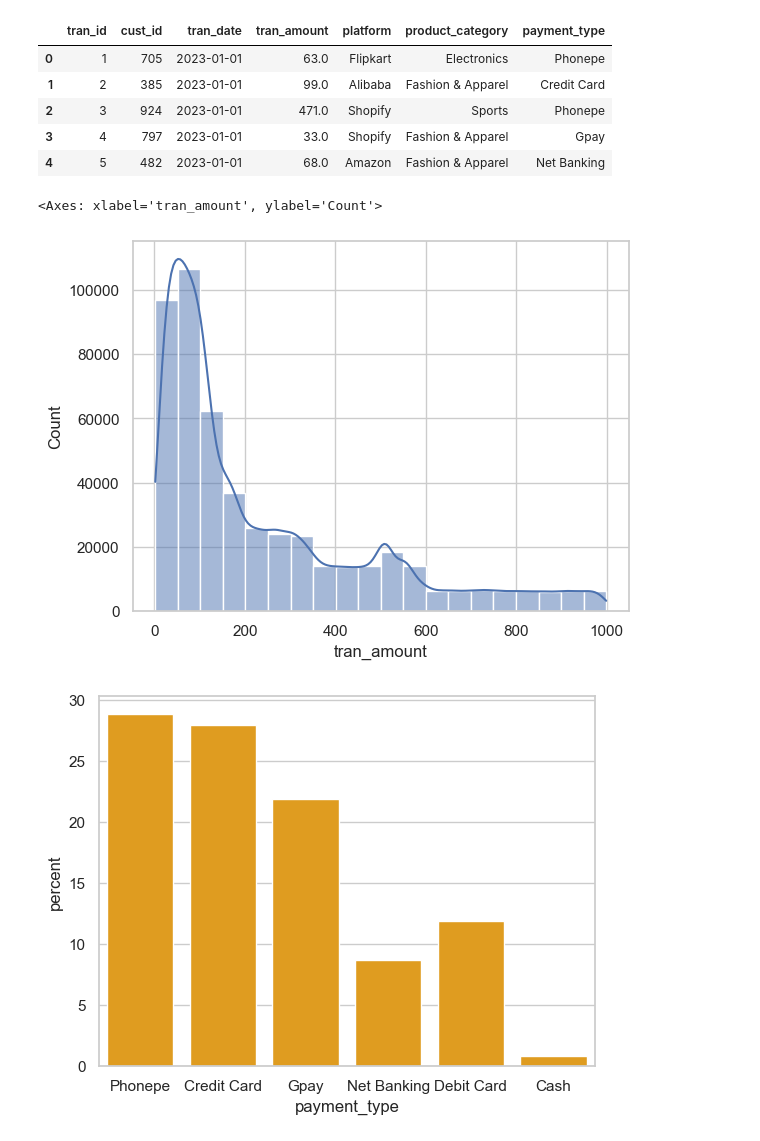
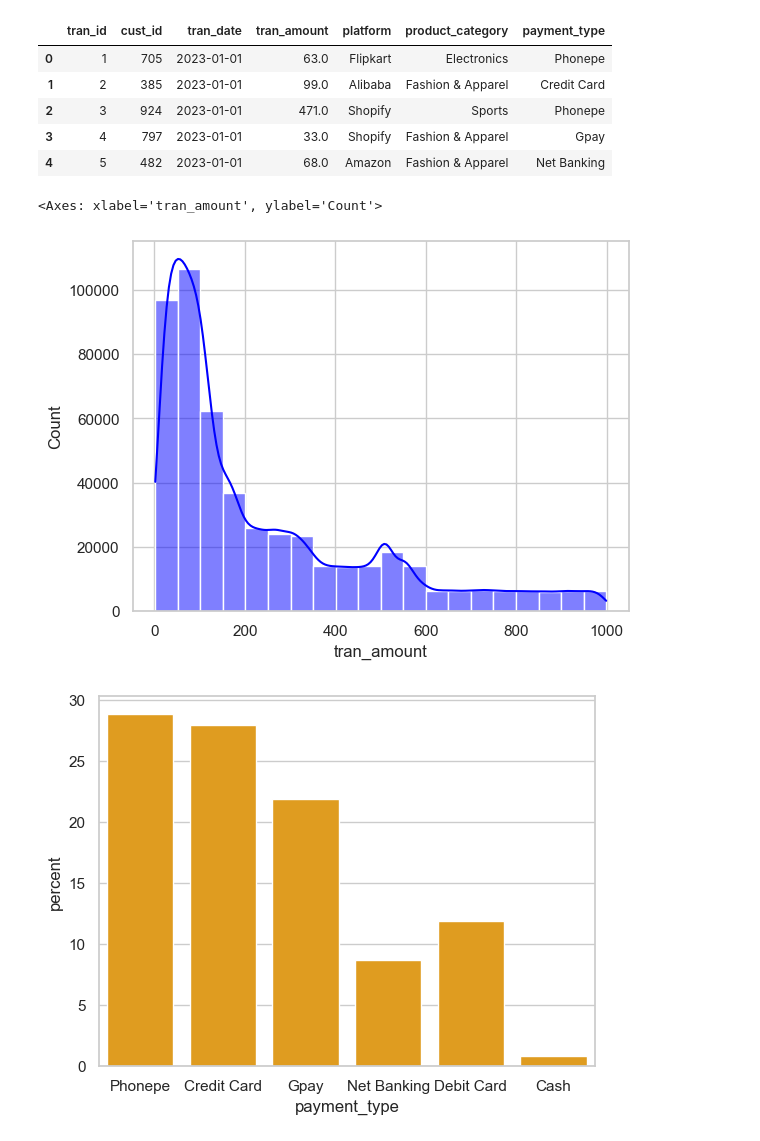
Before and after one commit to GKPSingh/Practice, a Jupyter notebook: Banking Project/Banking_Project.ipynb, the cells around one changed output. Cells and saved outputs as stored; diff of their text form; code cells hidden in the pictures.

```diff
--- a/Banking Project/Banking_Project.ipynb
+++ b/Banking Project/Banking_Project.ipynb
@@ -1161,10 +1162,10 @@ df_trans.head()
 | 4 | 5 | 482 | 2023-01-01 | 68.0 | Amazon | Fashion & Apparel | Net Banking |
 # %%
 # plotting the histogra for tran_amount
-sns.histplot(df_trans.tran_amount, kde=True, bins=20)
+sns.histplot(df_trans.tran_amount, kde=True, bins=20, color = 'blue' )
 # %% [output]
 <Axes: xlabel='tran_amount', ylabel='Count'>
-[figure, old version]
+[figure, new version]
 # %%
 # Count plot for calculating the percentage of payment_type used
 sns.countplot(x=df_trans.payment_type,color ='orange', stat='percent');
```
Also changed, not shown: parts of 11 cells of this notebook.
